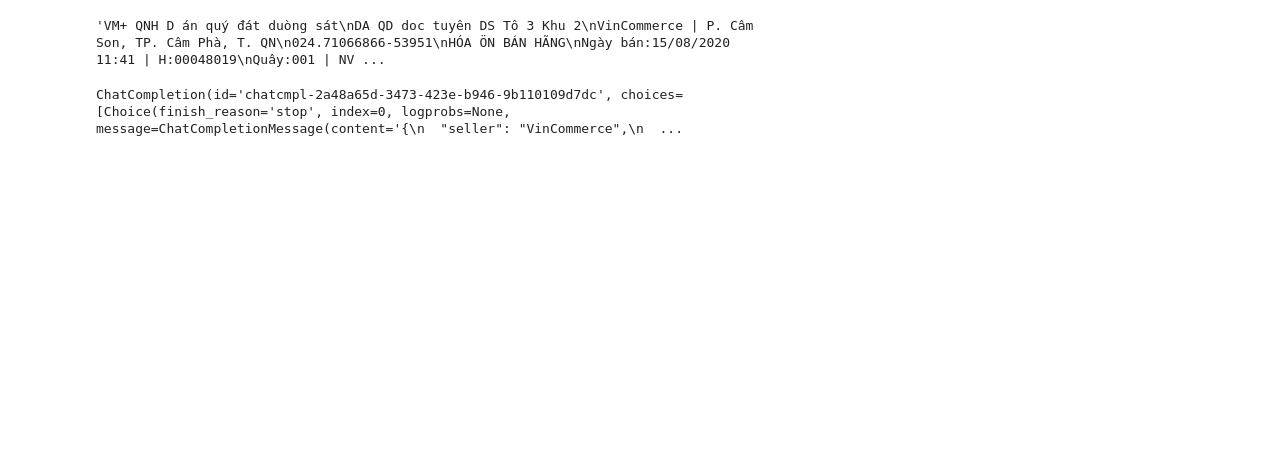
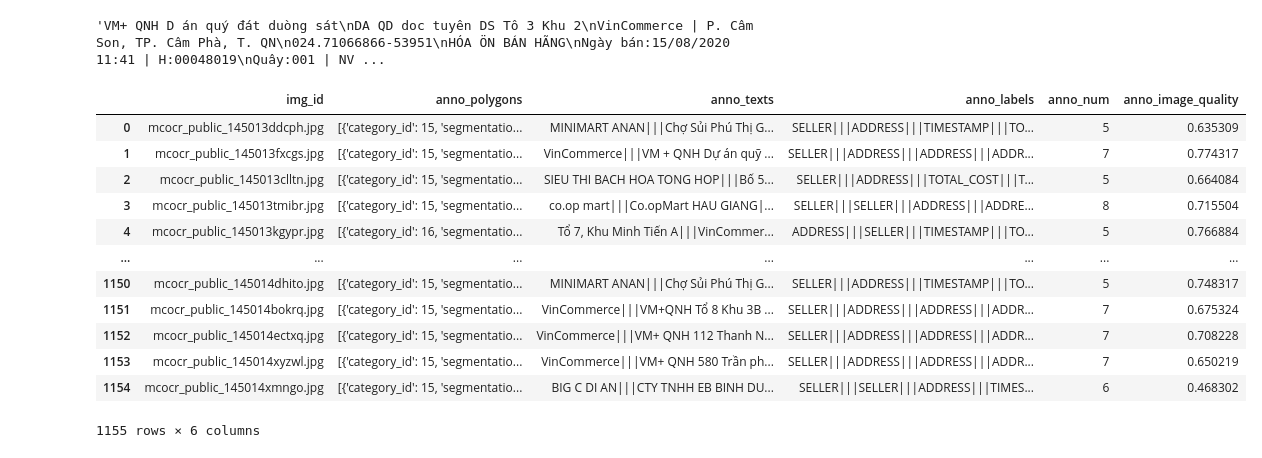
Before and after one commit to Rom1009/OCR_LLM, a Jupyter notebook: notebooks/Test.ipynb, the cells around one changed output. Saved outputs shown, nothing was run; the diff lists cells and outputs as text; code cells hidden in the pictures; blank space fills up the shorter version.

```diff
--- a/notebooks/Test.ipynb
+++ b/notebooks/Test.ipynb
@@ -365,6 +424,18 @@ response = client.chat.completions.create(
     }
 )
 # %%
-response
+df_train
 # %% [output]
+|  | img_id | anno_polygons | anno_texts | anno_labels | anno_num | anno_image_quality |
+| 0 | mcocr_public_145013ddcph.jpg | [{'category_id': 15, 'segmentatio... | MINIMART ANAN|||Chợ Sủi Phú Thị G... | SELLER|||ADDRESS|||TIMESTAMP|||TO... | 5 | 0.635309 |
+| 1 | mcocr_public_145013fxcgs.jpg | [{'category_id': 15, 'segmentatio... | VinCommerce|||VM + QNH Dự án quỹ ... | SELLER|||ADDRESS|||ADDRESS|||ADDR... | 7 | 0.774317 |
+| 2 | mcocr_public_145013clltn.jpg | [{'category_id': 15, 'segmentatio... | SIEU THI BACH HOA TONG HOP|||Bố 5... | SELLER|||ADDRESS|||TOTAL_COST|||T... | 5 | 0.664084 |
+| 3 | mcocr_public_145013tmibr.jpg | [{'category_id': 15, 'segmentatio... | co.op mart|||Co.opMart HAU GIANG|... | SELLER|||SELLER|||ADDRESS|||ADDRE... | 8 | 0.715504 |
+| 4 | mcocr_public_145013kgypr.jpg | [{'category_id': 16, 'segmentatio... | Tổ 7, Khu Minh Tiến A|||VinCommer... | ADDRESS|||SELLER|||TIMESTAMP|||TO... | 5 | 0.766884 |
+| ... | ... | ... | ... | ... | ... | ... |
+| 1150 | mcocr_public_145014dhito.jpg | [{'category_id': 15, 'segmentatio... | MINIMART ANAN|||Chợ Sủi Phú Thị G... | SELLER|||ADDRESS|||TIMESTAMP|||TO... | 5 | 0.748317 |
+| 1151 | mcocr_public_145014bokrq.jpg | [{'category_id': 15, 'segmentatio... | VinCommerce|||VM+QNH Tổ 8 Khu 3B ... | SELLER|||ADDRESS|||ADDRESS|||ADDR... | 7 | 0.675324 |
+| 1152 | mcocr_public_145014ectxq.jpg | [{'category_id': 15, 'segmentatio... | VinCommerce|||VM+ QNH 112 Thanh N... | SELLER|||ADDRESS|||ADDRESS|||ADDR... | 7 | 0.708228 |
+| 1153 | mcocr_public_145014xyzwl.jpg | [{'category_id': 15, 'segmentatio... | VinCommerce|||VM+ QNH 580 Trần ph... | SELLER|||ADDRESS|||ADDRESS|||ADDR... | 7 | 0.650219 |
+| 1154 | mcocr_public_145014xmngo.jpg | [{'category_id': 15, 'segmentatio... | BIG C DI AN|||CTY TNHH EB BINH DU... | SELLER|||SELLER|||ADDRESS|||TIMES... | 6 | 0.468302 |
-ChatCompletion(id='chatcmpl-2a48a65d-3473-423e-b946-9b110109d7dc', choices=[Choice(finish_reason='stop', index=0, logprobs=None, message=ChatCompletionMessage(content='{\n  "seller": "VinCommerce",\n  ...
+1155 rows × 6 columns
```
Also changed, not shown: parts of 12 cells of this notebook.
